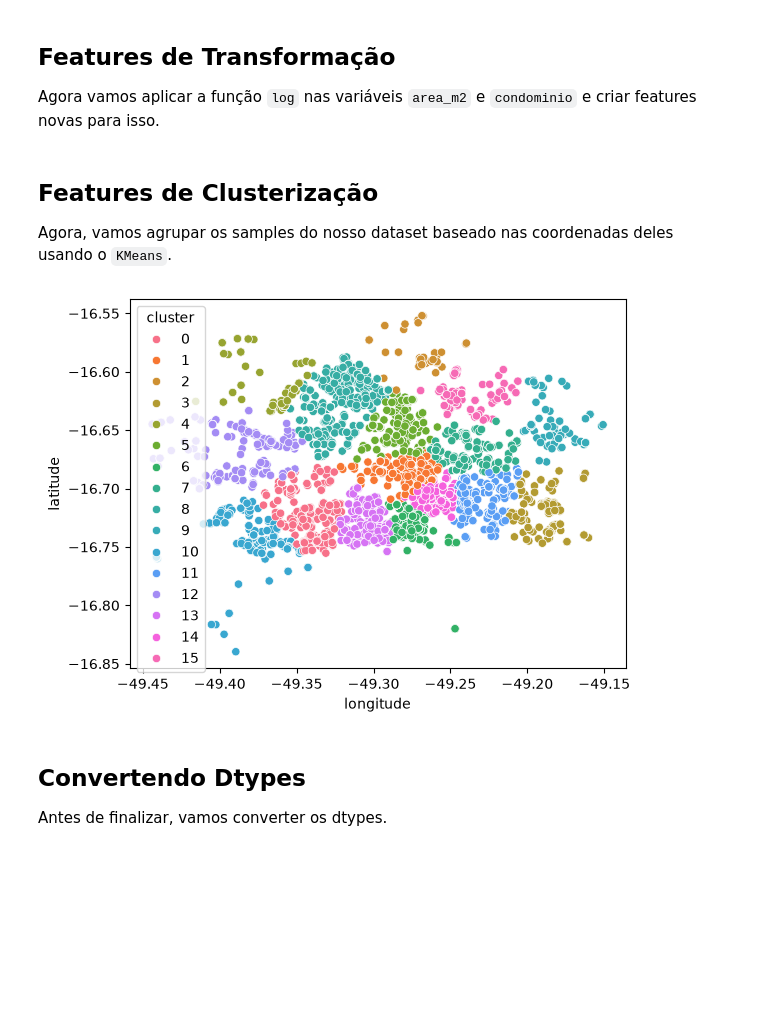
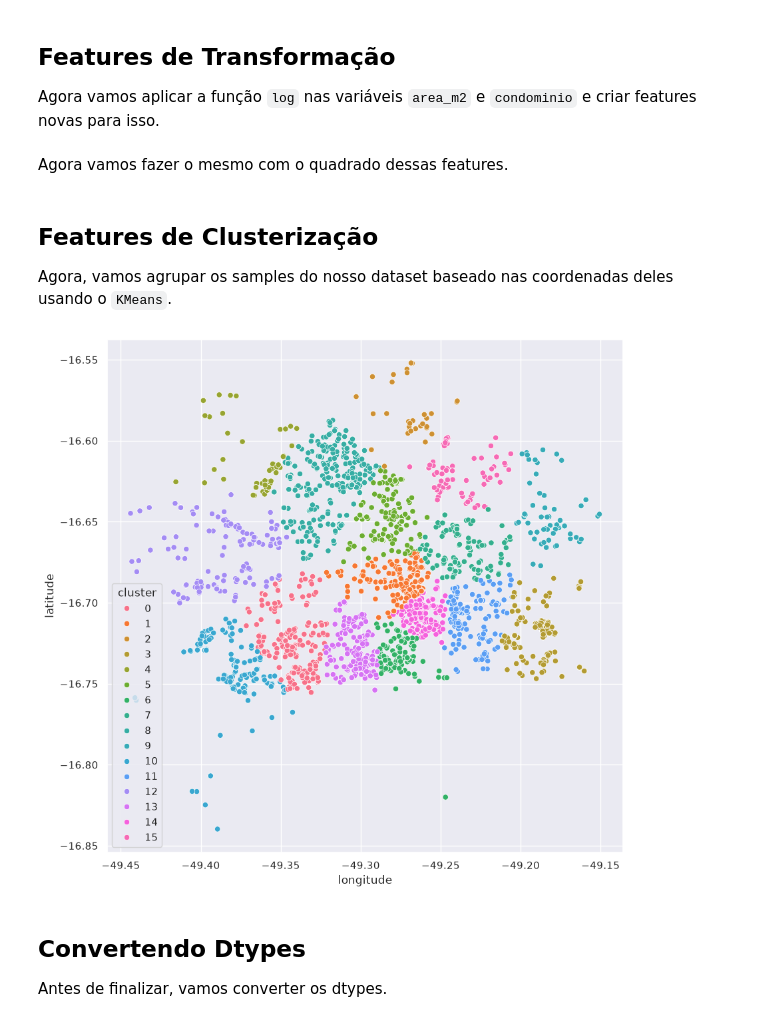
Before and after one commit to gauloish/meu-ape, a Jupyter notebook: notebooks/04_feature_engineering.ipynb, the cells around one changed output. Cells and saved outputs as stored; diff of their text form; code cells hidden in the pictures; blank space fills up the shorter version.

```diff
--- a/notebooks/04_feature_engineering.ipynb
+++ b/notebooks/04_feature_engineering.ipynb
@@ -170,6 +170,17 @@ df["condominio_log"] = np.nan
 
 df.loc[area_m2_mask, "area_m2_log"] = np.log1p(df.loc[area_m2_mask, "area_m2"])
 df.loc[condominio_mask, "condominio_log"] = np.log1p(df.loc[condominio_mask, "condominio"])
+# %% [markdown]
+Agora vamos fazer o mesmo com o quadrado dessas features.
+# %%
+area_m2_mask = df["area_m2"].notna()
+condominio_mask = df["condominio"].notna()
+
+df["area_m2_square"] = np.nan
+df["condominio_square"] = np.nan
+
+df.loc[area_m2_mask, "area_m2_square"] = np.square(df.loc[area_m2_mask, "area_m2"])
+df.loc[condominio_mask, "condominio_square"] = np.square(df.loc[condominio_mask, "condominio"])
 # %% [markdown]
 ## Features de Clusterização
 
@@ -191,11 +202,15 @@ df["cluster"] = df["cluster"].astype("category")
 # %%
 import matplotlib.pyplot as plt
 import seaborn as sns
 
+sns.set_theme()
+
+ax, fig = plt.subplots(1, 1, figsize=(10, 10))
+
 sns.scatterplot(data=df, x="longitude", y="latitude", hue="cluster")
 plt.show()
 # %% [output]
-[figure, old version]
+[figure, new version]
 # %% [markdown]
 ## Convertendo Dtypes
 
```
Also changed, not shown: parts of 3 cells of this notebook, 2 other files.
